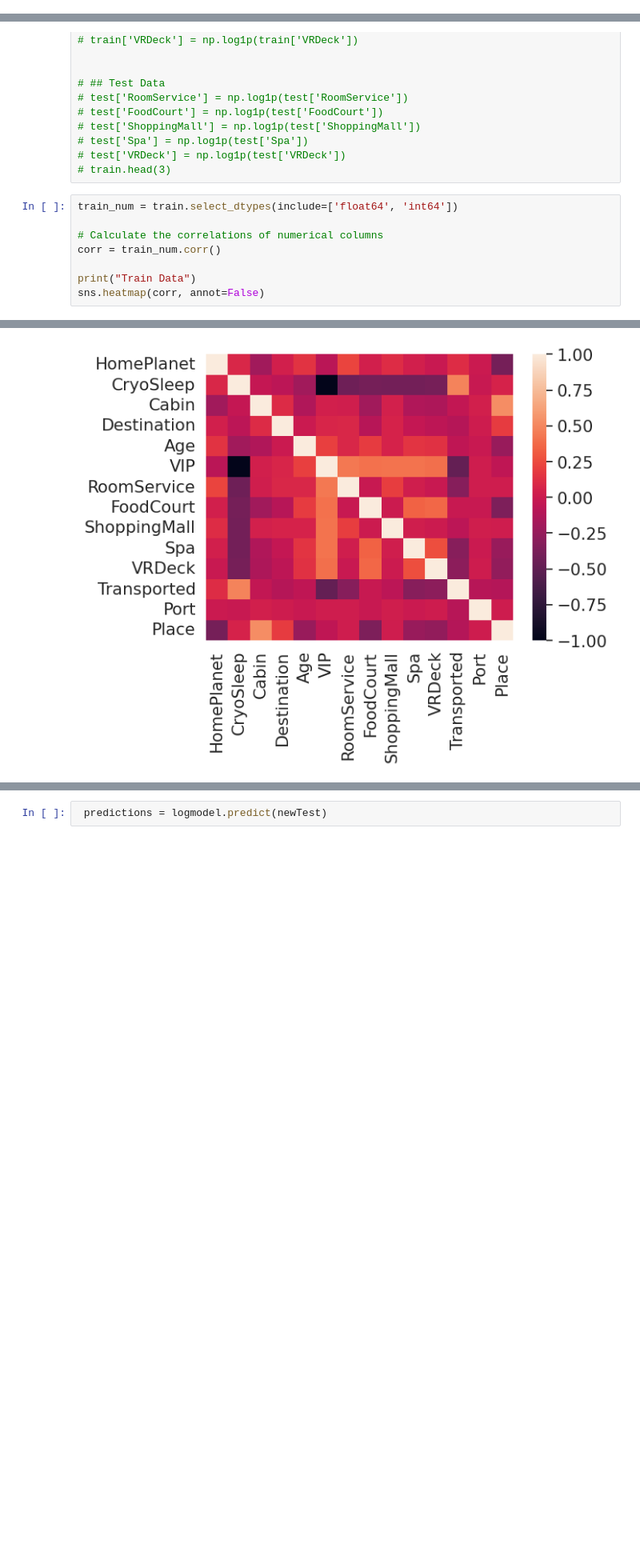
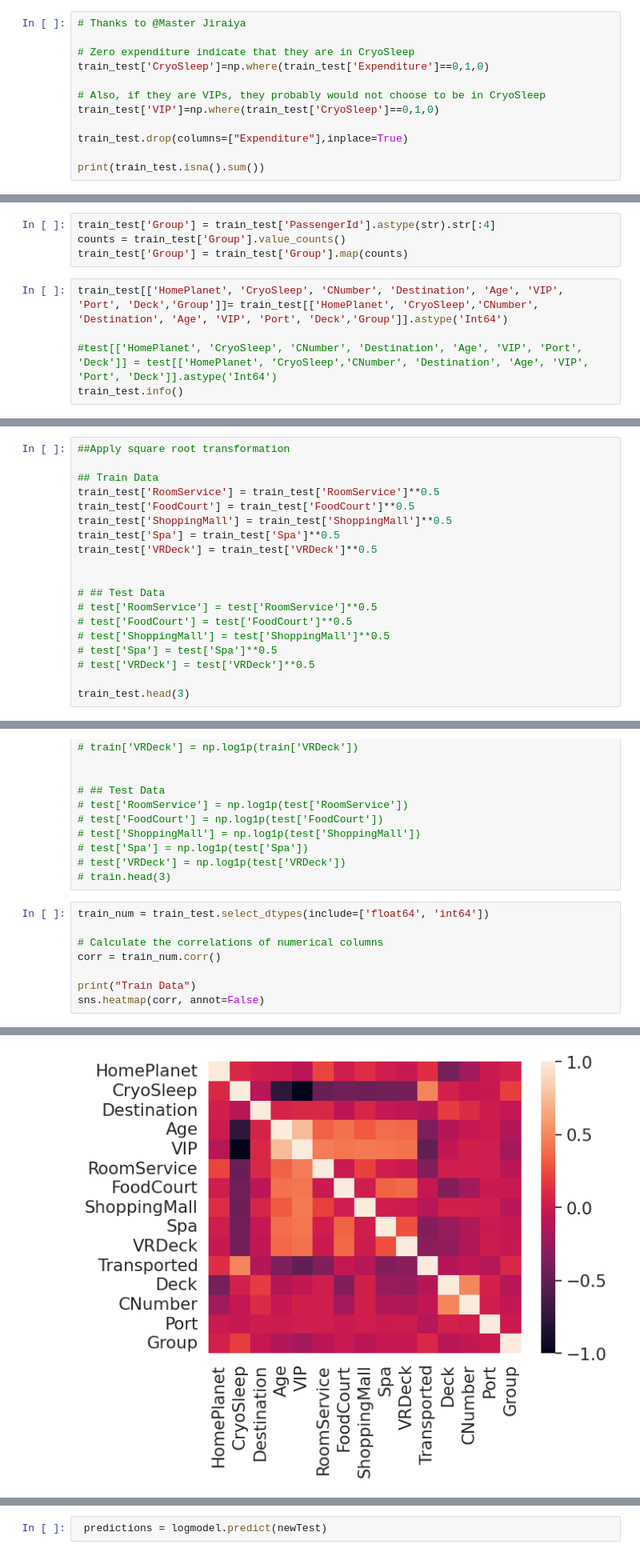
Before and after one commit to Sadeqsoli/SpaceTitanicSurvivors, a Jupyter notebook: spacetitanicsurvivors.ipynb, the cells around one changed output, grey strips where cells are left out. Shown at 80% size. Drawn from its saved outputs; the diff is of its cells as text; blank space fills up the shorter version.

```diff
--- a/spacetitanicsurvivors.ipynb
+++ b/spacetitanicsurvivors.ipynb
@@ -341,0 +318,12 @@ train.head(3)
+# %%
+# Thanks to @Master Jiraiya
+
+# Zero expenditure indicate that they are in CryoSleep
+train_test['CryoSleep']=np.where(train_test['Expenditure']==0,1,0)
+
+# Also, if they are VIPs, they probably would not choose to be in CryoSleep
+train_test['VIP']=np.where(train_test['CryoSleep']==0,1,0)
+
+train_test.drop(columns=["Expenditure"],inplace=True)
+
+print(train_test.isna().sum())
@@ -341,0 +562,9 @@ train.head(3)
+# %%
+train_test['Group'] = train_test['PassengerId'].astype(str).str[:4]
+counts = train_test['Group'].value_counts()
+train_test['Group'] = train_test['Group'].map(counts)
+# %%
+train_test[['HomePlanet', 'CryoSleep', 'CNumber', 'Destination', 'Age', 'VIP', 'Port', 'Deck','Group']]= train_test[['HomePlanet', 'CryoSleep','CNumber', 'Destination', 'Age', 'VIP', 'Port', 'Deck','Group']].astype('Int64')
+
+#test[['HomePlanet', 'CryoSleep', 'CNumber', 'Destination', 'Age', 'VIP', 'Port', 'Deck']] = test[['HomePlanet', 'CryoSleep','CNumber', 'Destination', 'Age', 'VIP', 'Port', 'Deck']].astype('Int64')
+train_test.info()
@@ -341,0 +589,19 @@ train.head(3)
+# %%
+##Apply square root transformation
+
+## Train Data
+train_test['RoomService'] = train_test['RoomService']**0.5
+train_test['FoodCourt'] = train_test['FoodCourt']**0.5
+train_test['ShoppingMall'] = train_test['ShoppingMall']**0.5
+train_test['Spa'] = train_test['Spa']**0.5
+train_test['VRDeck'] = train_test['VRDeck']**0.5
+
+
+# ## Test Data
+# test['RoomService'] = test['RoomService']**0.5
+# test['FoodCourt'] = test['FoodCourt']**0.5
+# test['ShoppingMall'] = test['ShoppingMall']**0.5
+# test['Spa'] = test['Spa']**0.5
+# test['VRDeck'] = test['VRDeck']**0.5
+
+train_test.head(3)
@@ -358,14 +629,14 @@ train.head(3)
 # test['VRDeck'] = np.log1p(test['VRDeck'])
 # train.head(3)
 # %%
-train_num = train.select_dtypes(include=['float64', 'int64'])
+train_num = train_test.select_dtypes(include=['float64', 'int64'])
 
 # Calculate the correlations of numerical columns
 corr = train_num.corr()
 
 print("Train Data")
 sns.heatmap(corr, annot=False)
 # %% [output]
 Train Data
 <Axes: >
-[figure, old version]
+[figure, new version]
```
Also changed, not shown: parts of 63 cells of this notebook.
